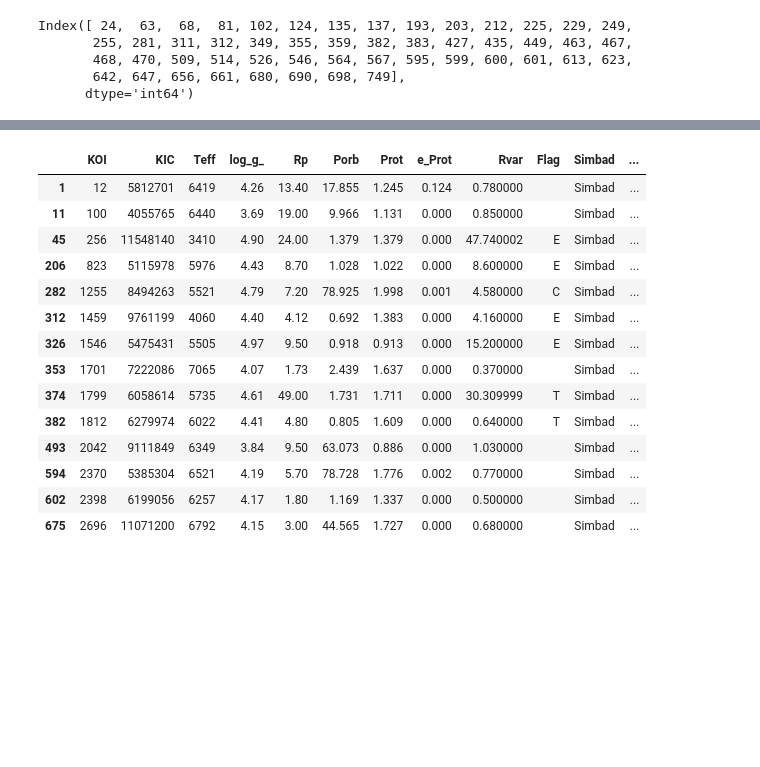
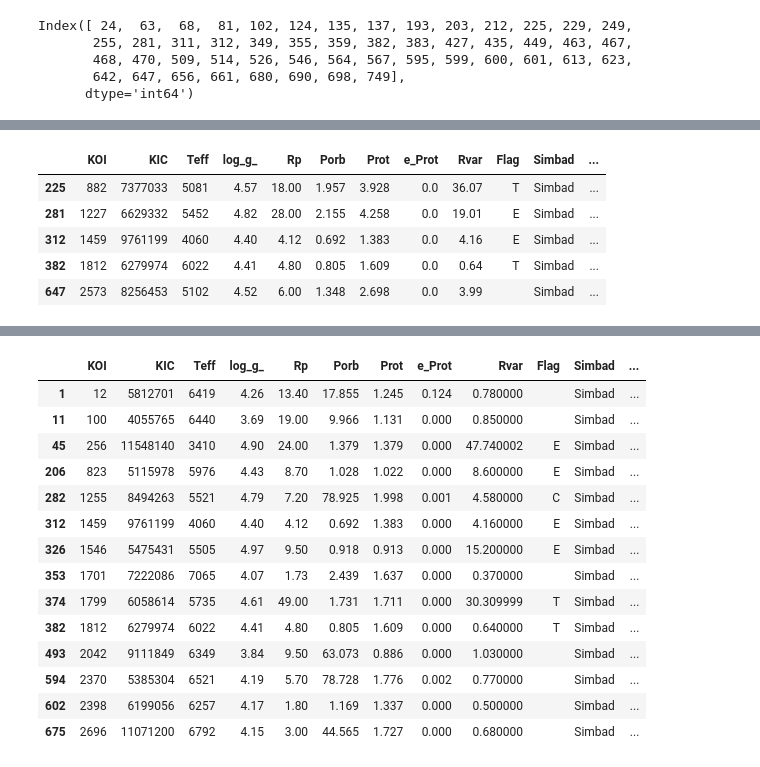
Before and after one commit to ylaksl/Exoplanets-Stats, a Jupyter notebook: sylvio.ipynb, the cells around one changed output, grey strips where cells are left out. Cells and saved outputs as stored; diff of their text form; code cells hidden in the pictures; blank space fills up the shorter version.

```diff
--- a/sylvio.ipynb
+++ b/sylvio.ipynb
@@ -243,0 +209,10 @@ print(result_table)
+# %%
+cinc = novo[novo['Prot'] <= 6]
+cinc
+# %% [output]
+|  | KOI | KIC | Teff | log_g_ | Rp | Porb | Prot | e_Prot | Rvar | Flag | Simbad | ... |
+| 225 | 882 | 7377033 | 5081 | 4.57 | 18.00 | 1.957 | 3.928 | 0.0 | 36.07 | T | Simbad | ... |
+| 281 | 1227 | 6629332 | 5452 | 4.82 | 28.00 | 2.155 | 4.258 | 0.0 | 19.01 | E | Simbad | ... |
+| 312 | 1459 | 9761199 | 4060 | 4.40 | 4.12 | 0.692 | 1.383 | 0.0 | 4.16 | E | Simbad | ... |
+| 382 | 1812 | 6279974 | 6022 | 4.41 | 4.80 | 0.805 | 1.609 | 0.0 | 0.64 | T | Simbad | ... |
+| 647 | 2573 | 8256453 | 5102 | 4.52 | 6.00 | 1.348 | 2.698 | 0.0 | 3.99 |  | Simbad | ... |
```
Also changed, not shown: parts of 11 cells of this notebook.
